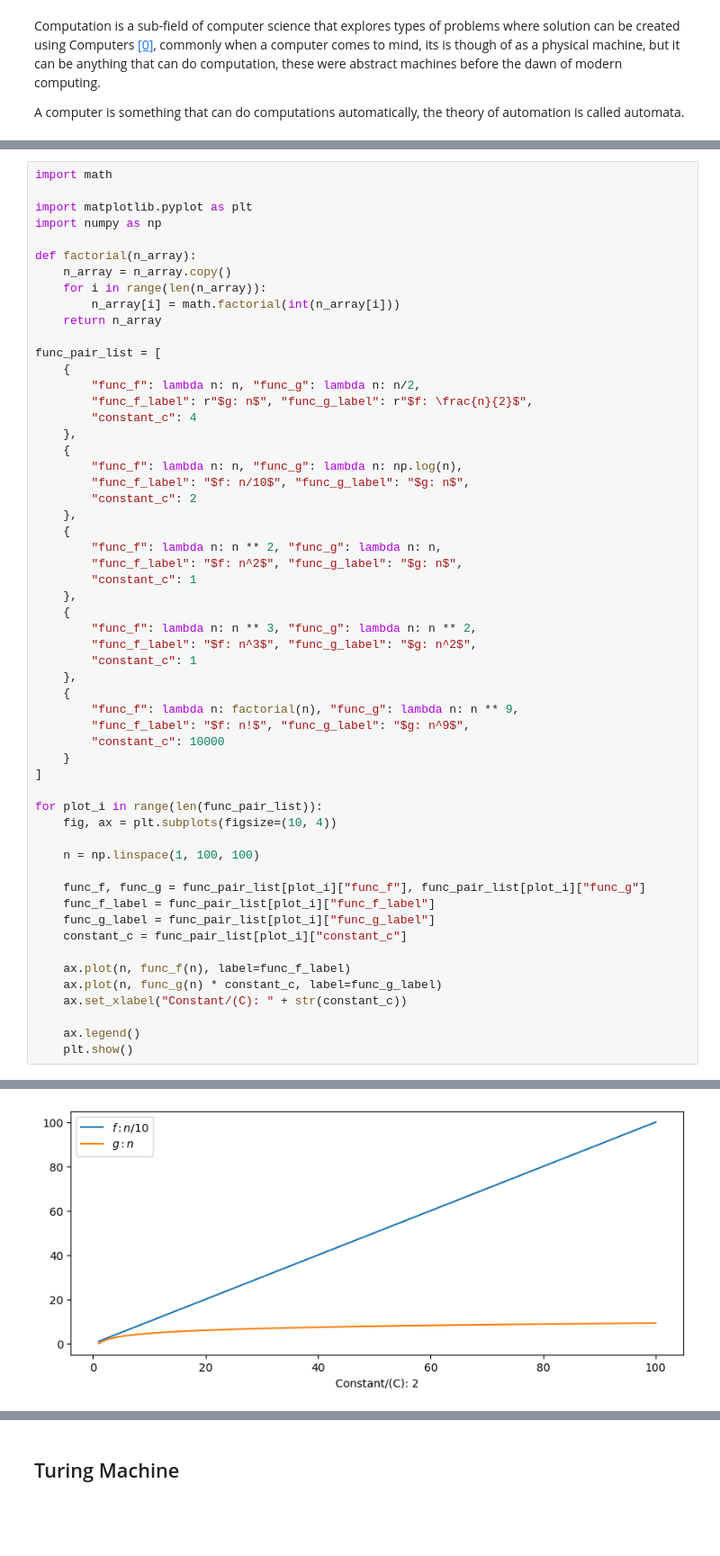
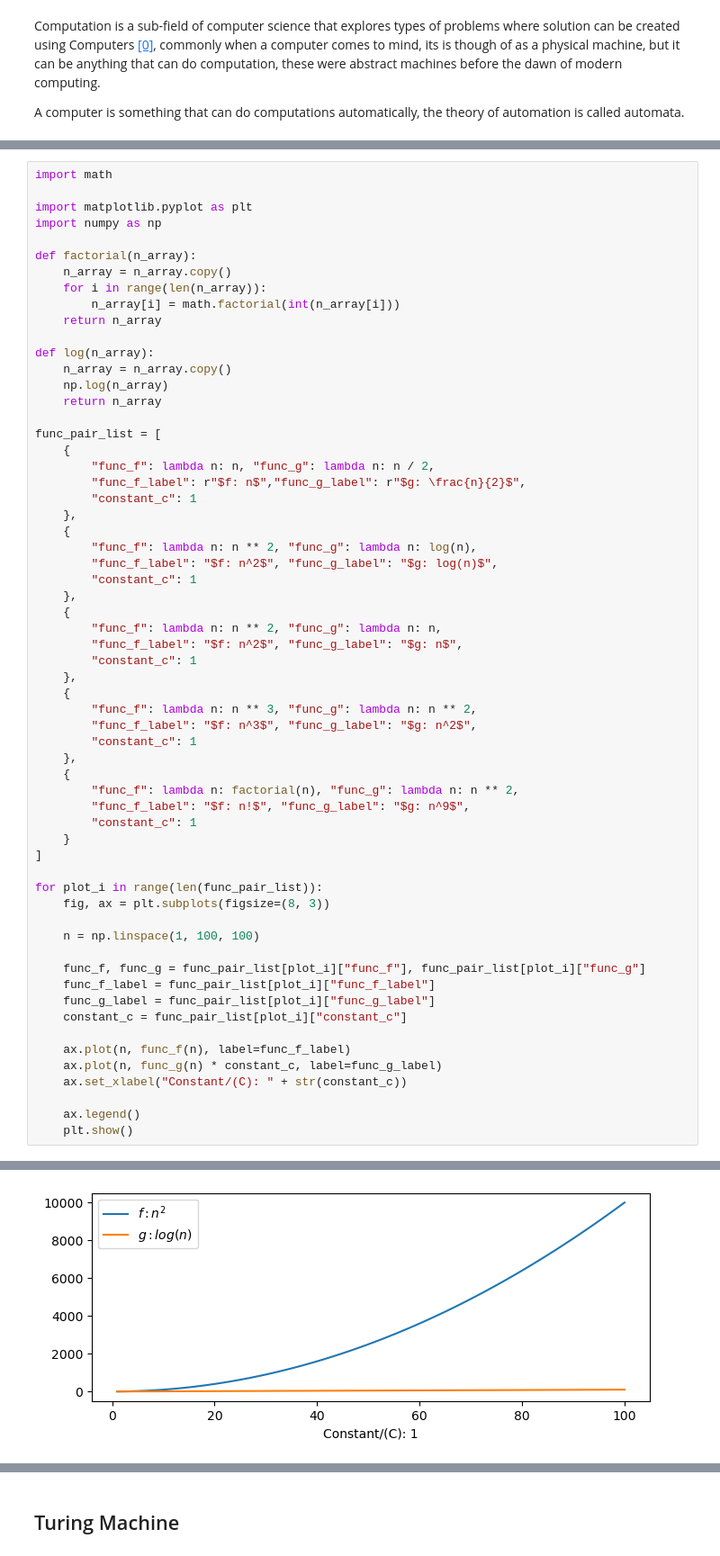
Before and after one commit to G00378925/emerging-technologies, a Jupyter notebook: notebooks/03-computation.ipynb, the cells around one changed output, grey strips where cells are left out. Shown: that part at 90% size. Drawn from its saved outputs; the diff is of its cells as text; blank space fills up the shorter version.

```diff
--- a/notebooks/03-computation.ipynb
+++ b/notebooks/03-computation.ipynb
@@ -27,16 +27,21 @@ def factorial(n_array):
         n_array[i] = math.factorial(int(n_array[i]))
     return n_array
 
+def log(n_array):
+    n_array = n_array.copy()
+    np.log(n_array)
+    return n_array
+
 func_pair_list = [
     {
-        "func_f": lambda n: n, "func_g": lambda n: n/2,
-        "func_f_label": r"$g: n$", "func_g_label": r"$f: \frac{n}{2}$",
-        "constant_c": 4
+        "func_f": lambda n: n, "func_g": lambda n: n / 2,
+        "func_f_label": r"$f: n$","func_g_label": r"$g: \frac{n}{2}$",
+        "constant_c": 1
     },
     {
-        "func_f": lambda n: n, "func_g": lambda n: np.log(n),
-        "func_f_label": "$f: n/10$", "func_g_label": "$g: n$",
-        "constant_c": 2
+        "func_f": lambda n: n ** 2, "func_g": lambda n: log(n),
+        "func_f_label": "$f: n^2$", "func_g_label": "$g: log(n)$",
+        "constant_c": 1
     },
     {
         "func_f": lambda n: n ** 2, "func_g": lambda n: n,
@@ -49,14 +54,14 @@ func_pair_list = [
         "constant_c": 1
     },
     {
-        "func_f": lambda n: factorial(n), "func_g": lambda n: n ** 9,
+        "func_f": lambda n: factorial(n), "func_g": lambda n: n ** 2,
         "func_f_label": "$f: n!$", "func_g_label": "$g: n^9$",
-        "constant_c": 10000
+        "constant_c": 1
     }
 ]
 
 for plot_i in range(len(func_pair_list)):
-    fig, ax = plt.subplots(figsize=(10, 4))
+    fig, ax = plt.subplots(figsize=(8, 3))
 
     n = np.linspace(1, 100, 100)
 
@@ -76 +81 @@ for plot_i in range(len(func_pair_list)):
-[figure, old version]
+[figure, new version]
```
Also changed, not shown: parts of 12 cells of this notebook.
